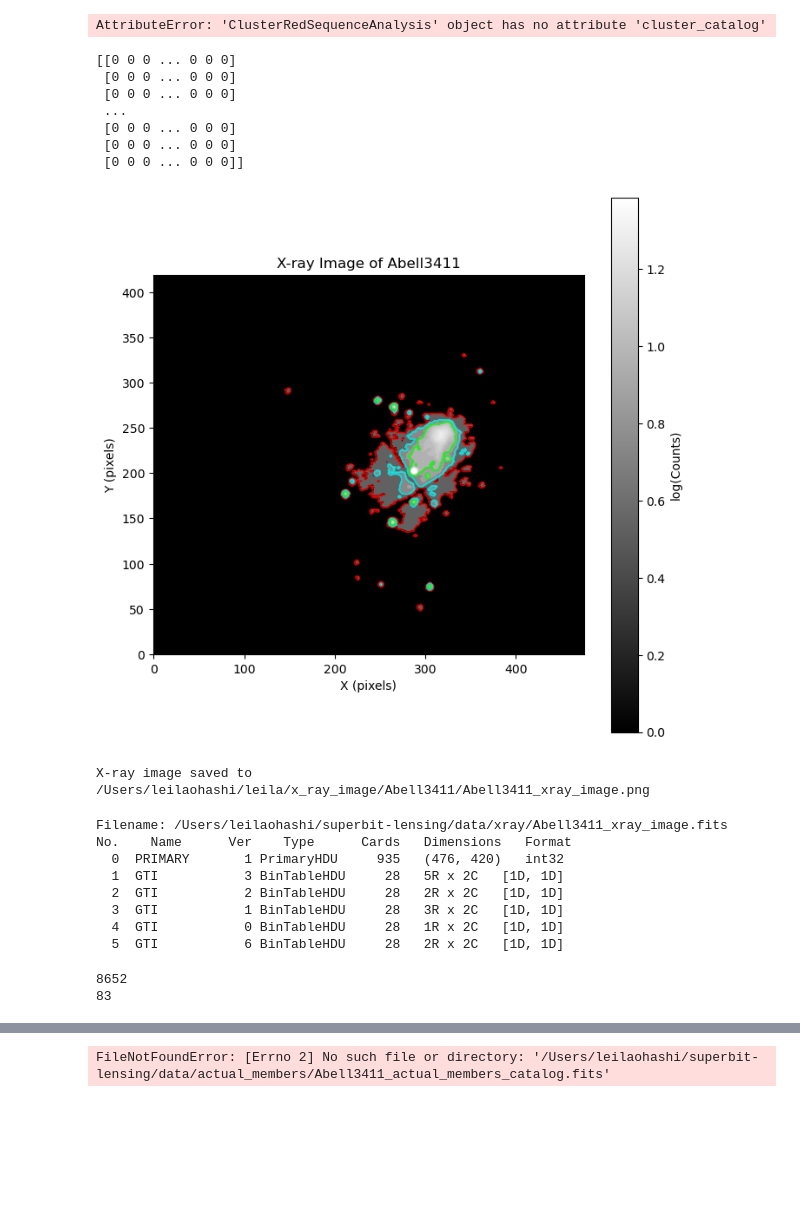
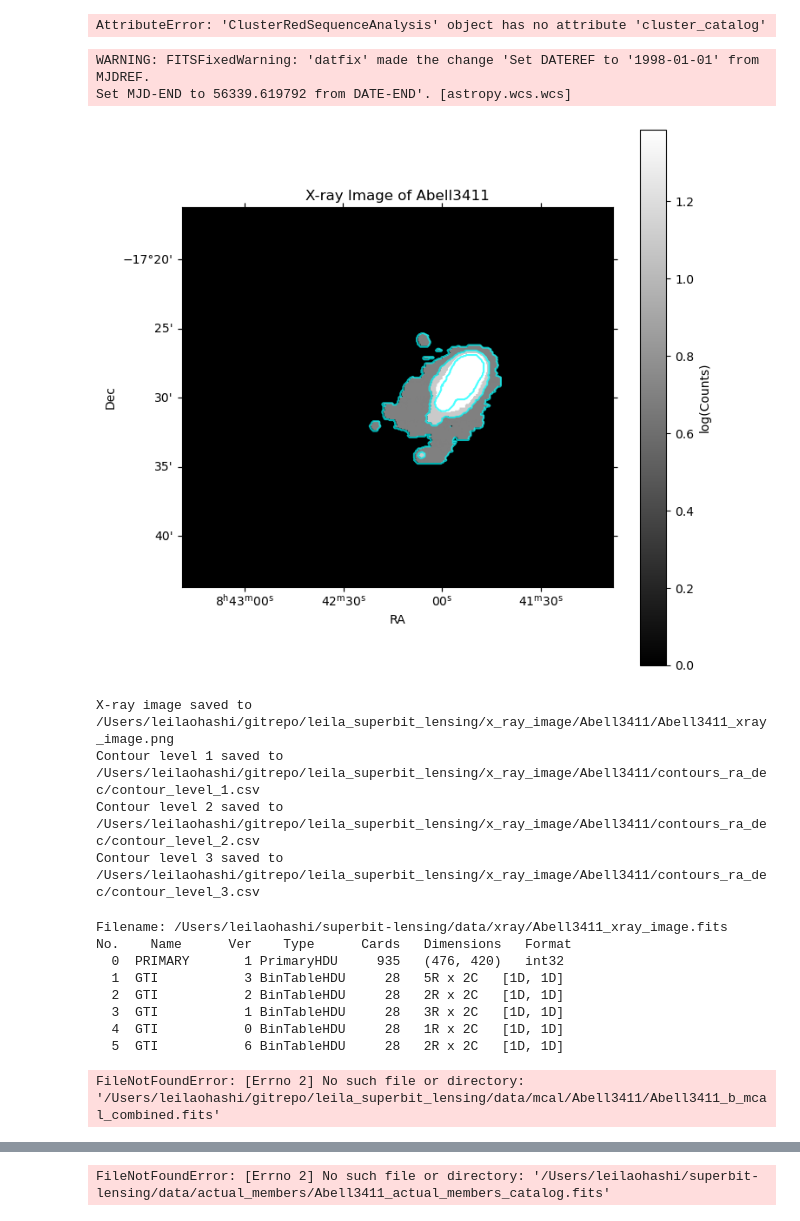
Before and after one commit to LeilaOhashi/leila_superbit_lensing, a Jupyter notebook: notebooks/leila_redseq.ipynb, the cells around one changed output, grey strips where cells are left out. Saved outputs shown, nothing was run; the diff lists cells and outputs as text; code cells hidden in the pictures; blank space fills up the shorter version.

Commit message:
Update leila_redseq notebook again

```diff
--- a/notebooks/leila_redseq.ipynb
+++ b/notebooks/leila_redseq.ipynb
@@ -54,57 +51,80 @@ AttributeError: 'ClusterRedSequenceAnalysis' object has no attribute 'cluster_ca
 # %%
 
 import os
+import csv
 import matplotlib.pyplot as plt
 from astropy.io import fits
 import numpy as np
 from scipy.ndimage import gaussian_filter
+from astropy.wcs import WCS
 
 cluster_name = "Abell3411"
 
-fits_path = f"/Users/leilaohashi/leila/data/xray/{cluster_name}_xray_image.fits"
+fits_path = f"/Users/leilaohashi/gitrepo/leila_superbit_lensing/data/xray/{cluster_name}_xray_image.fits"
 if not os.path.exists(fits_path):
     print(f"X-ray image for {cluster_name} not found at {fits_path}.")
 
 # Open the image
 xray_hdu = fits.open(fits_path)[0]
 xray_data = xray_hdu.data
 xray_data = np.array(xray_data)
-print(xray_data)
+xray_header = xray_hdu.header
+wcs = WCS(xray_header)
 
 # Plot the image
-smoothed_counts = gaussian_filter(xray_data, sigma=2)
+smoothed_counts = gaussian_filter(xray_data, sigma=5)
 log_image = np.log1p(smoothed_counts)
 vmin, vmax = np.percentile(log_image, [1, 99])
+
 plt.figure(figsize=(8, 8))
-plt.imshow(np.log1p(log_image), origin='lower', cmap='gray', vmin=vmin, vmax=vmax)
-plt.colorbar(label='log(Counts)')
-plt.title(f'X-ray Image of {cluster_name}')
-plt.xlabel('X (pixels)')
-plt.ylabel('Y (pixels)')
+ax = plt.subplot(projection=wcs)
+im = ax.imshow(log_image, origin='lower', cmap='gray', vmin=vmin, vmax=vmax)
+plt.colorbar(im, ax=ax, label='log(Counts)')
+ax.set_title(f'X-ray Image of {cluster_name}')
+ax.set_xlabel('RA')
+ax.set_ylabel('Dec')
 
 # Contours
 contour_levels = np.linspace(np.percentile(log_image, 70), np.percentile(log_image,99), 3)
 # Contour Colors
-colors = ['red', 'cyan', 'lime']
-plt.contour(log_image, levels=contour_levels, colors=colors, linewidths=1.5, alpha=0.7)
+colors = ['cyan', 'cyan', 'cyan']
+ax.contour(log_image, levels=contour_levels, colors=colors, linewidths=1.5, alpha=0.7)
 
 # Save and show the image
-save_path = f"/Users/leilaohashi/leila/x_ray_image/{cluster_name}/{cluster_name}_xray_image.png"
+save_path = f"/Users/leilaohashi/gitrepo/leila_superbit_lensing/x_ray_image/{cluster_name}/{cluster_name}_xray_image.png"
 os.makedirs(os.path.dirname(save_path), exist_ok=True)
 plt.savefig(save_path, dpi=300)
 plt.show()
 
 print(f"X-ray image saved to {save_path}")
+
+# save contours
+save_dir = f'/Users/leilaohashi/gitrepo/leila_superbit_lensing/x_ray_image/{cluster_name}/contours_ra_dec'
+for i, collection in enumerate(ax.contour(log_image, levels=contour_levels).collections):
+    paths = collection.get_paths()
+    contour_points = []
+    for path in paths:
+        v = path.vertices
+        contour_points.append(v)
+    contour_points = np.vstack(contour_points)
+    # Convert pixel coordinates to RA/Dec
+    ra_dec = wcs.wcs_pix2world(contour_points, 0)
+    # Save to CSV
+    contour_save_path = os.path.join(save_dir, f'contour_level_{i+1}.csv')
+    os.makedirs(os.path.dirname(contour_save_path), exist_ok=True)
+    with open(contour_save_path, 'w', newline='') as csvfile:
+        writer = csv.writer(csvfile)
+        writer.writerow(['RA', 'Dec'])
+        writer.writerows(ra_dec)
+    print(f"Contour level {i+1} saved to {contour_save_path}")
 # %% [output]
-[[0 0 0 ... 0 0 0]
- [0 0 0 ... 0 0 0]
- [0 0 0 ... 0 0 0]
- ...
- [0 0 0 ... 0 0 0]
- [0 0 0 ... 0 0 0]
- [0 0 0 ... 0 0 0]]
+WARNING: FITSFixedWarning: 'datfix' made the change 'Set DATEREF to '1998-01-01' from MJDREF.
+Set MJD-END to 56339.619792 from DATE-END'. [astropy.wcs.wcs]
-[figure, old version]
+[figure, new version]
-X-ray image saved to /Users/leilaohashi/leila/x_ray_image/Abell3411/Abell3411_xray_image.png
+X-ray image saved to /Users/leilaohashi/gitrepo/leila_superbit_lensing/x_ray_image/Abell3411/Abell3411_xray_image.png
+Contour level 1 saved to /Users/leilaohashi/gitrepo/leila_superbit_lensing/x_ray_image/Abell3411/contours_ra_dec/contour_level_1.csv
+Contour level 2 saved to /Users/leilaohashi/gitrepo/leila_superbit_lensing/x_ray_image/Abell3411/contours_ra_dec/contour_level_2.csv
+Contour level 3 saved to /Users/leilaohashi/gitrepo/leila_superbit_lensing/x_ray_image/Abell3411/contours_ra_dec/contour_level_3.csv
 # %%
 from astropy.io import fits
 fits_path = "/Users/leilaohashi/superbit-lensing/data/xray/Abell3411_xray_image.fits"
@@ -126,8 +146,8 @@ from esutil import htm
 import os
 
 cluster_name = "Abell3411"
-color_path = "/Users/leilaohashi/leila/data/color_mags/"
-mcal_path = "/Users/leilaohashi/leila/data/mcal/"
+color_path = "/Users/leilaohashi/gitrepo/leila_superbit_lensing/data/color_mags/"
+mcal_path = "/Users/leilaohashi/gitrepo/leila_superbit_lensing/data/mcal/"
 
 color_cat_path = os.path.join(
     color_path, cluster_name, f"{cluster_name}_colors_mags.fits")
@@ -157,8 +177,7 @@ print(np.sum(wg))
 outname = os.path.splitext(color_cat_path)[0] + '_clean_nors.fits'
 colors_mags[wg].write(outname, format='fits', overwrite=True)
 # %% [output]
-8652
-83
+FileNotFoundError: [Errno 2] No such file or directory: '/Users/leilaohashi/gitrepo/leila_superbit_lensing/data/mcal/Abell3411/Abell3411_b_mcal_combined.fits'
 # %%
 import os
 import matplotlib.pyplot as plt
```
Also changed, not shown: parts of 3 cells of this notebook.
